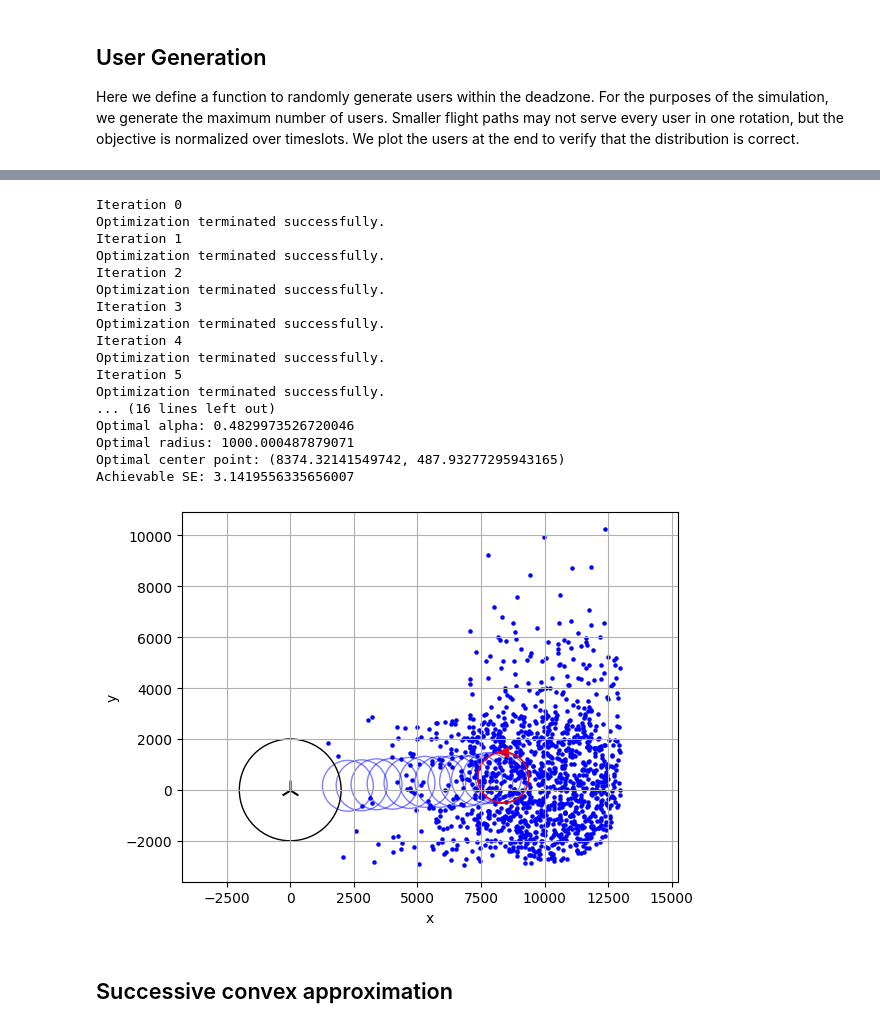
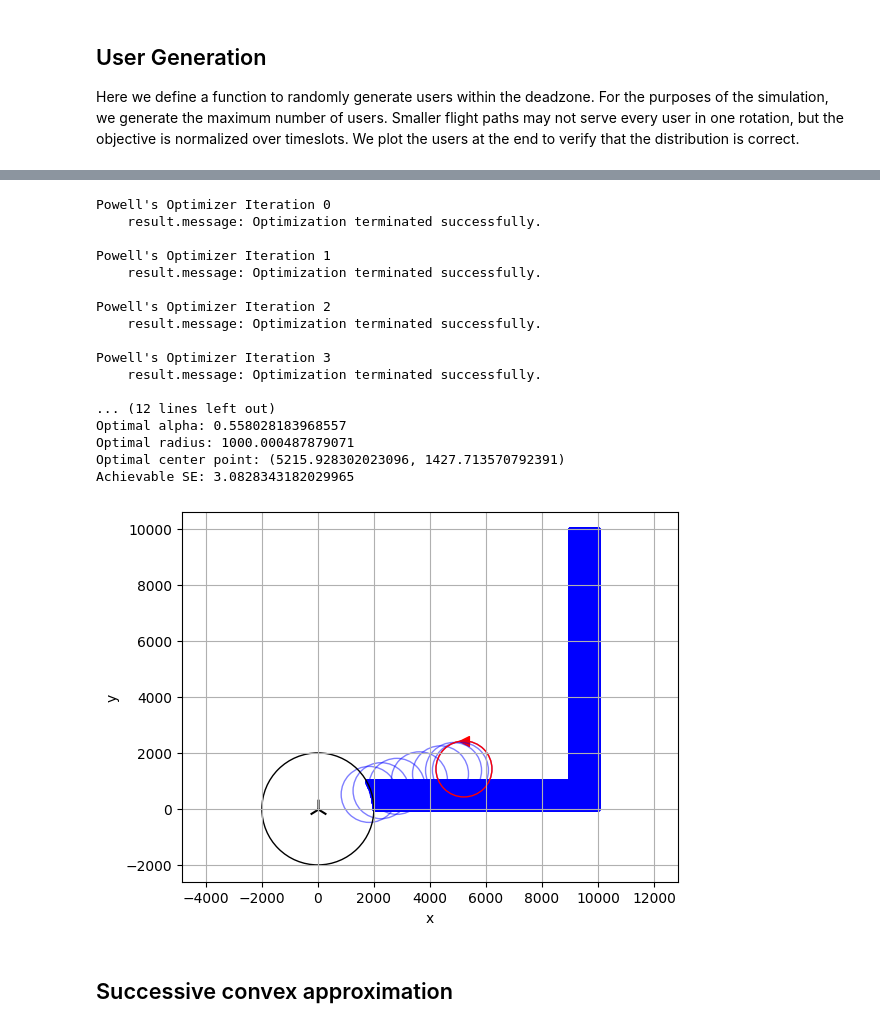
Before and after one commit to danielbonkowsky/uav-optimization, a Jupyter notebook: montecarlo-simulation/simulation.ipynb, the cells around one changed output, grey strips where cells are left out. Drawn from its saved outputs; the diff is of its cells as text; code cells hidden in the pictures.

```diff
--- a/montecarlo-simulation/simulation.ipynb
+++ b/montecarlo-simulation/simulation.ipynb
@@ -94,7 +71,7 @@ AB = CA / N0
 ## User Generation
 Here we define a function to randomly generate users within the deadzone. For the purposes of the simulation, we generate the maximum number of users. Smaller flight paths may not serve every user in one rotation, but the objective is normalized over timeslots. We plot the users at the end to verify that the distribution is correct.
 # %%
-users = leftUpSkewedNormal(K, D, 3000, D, 3000, seed=seed)
+users = leftUpRectangles(K_tot, 10000, 1000, D, 0, seed=seed)
 print(f'len(users): {len(users)}')
 print(f'K: {K}')
 
@@ -122,5 +99,5 @@ $$\overline{\text{SE}}(\alpha, r, c_\text{x}, c_\text{y}) = \frac{1}{N}\sum_{n=1
 # %%
-def meanSE(alpha, r, cx, cy, users):
+def meanSE(alpha, r, cx, cy, users, schedule):
     # Compute UAV position at each timeslot
     ax = cx + r*cos_th
     ay = cy + r*sin_th
@@ -128,7 +105,7 @@ def meanSE(alpha, r, cx, cy, users):
     # Compute squared distances
     snk0 = []
     for n in range(N):
-        idxs = np.asarray(Un[n], dtype=int)
+        idxs = np.asarray(schedule[n], dtype=int)
         dx = ax[n] - users[idxs, 0]
         dy = ay[n] - users[idxs, 1]
         snk0.append(dx*dx + dy*dy + H*H)
@@ -137,8 +114,7 @@ def meanSE(alpha, r, cx, cy, users):
     # Calculate SEUA and SEAB
     seua = []
     for n in range(N):
-        tmp = np.log2(1.0 + AU/snk0[n])
-        seua.append( (alpha/M)*np.sum(tmp) )
+        seua.append( alpha * np.mean(np.log2(1.0 + AU/snk0[n])) )
     seab = (1-alpha)*np.log2(1.0 + AB/sbn0)
 
     # Calculate the mins
@@ -289,11 +128,5 @@ Here I will define an optimizer to find the optimal $\alpha$ for a fixed $r$, $c
 # %%
-def optimize_alpha(r, cx, cy, verbose=False):
-    """
-    Maximizes the timeshare for a given trajectory
-
-    Returns alpha*
-    """
-
+def optimize_alpha(r, cx, cy, users, schedule, verbose=False):
     # Compute UAV position at each timeslot
     ax = cx + r*cos_th
     ay = cy + r*sin_th
@@ -301,7 +134,7 @@ def optimize_alpha(r, cx, cy, verbose=False):
     # Compute squared distances
     snk0 = []
     for n in range(N):
-        idxs = np.asarray(Un[n], dtype=int)
+        idxs = np.asarray(schedule[n], dtype=int)
         dx = ax[n] - users[idxs, 0]
         dy = ay[n] - users[idxs, 1]
         snk0.append(dx*dx + dy*dy + H*H)
@@ -310,8 +143,7 @@ def optimize_alpha(r, cx, cy, verbose=False):
     # Compute an and bn
     an = []
     for n in range(N):
-        tmp = np.log2(1.0 + AU/snk0[n])
-        an.append(np.sum(tmp))
+        an.append(np.sum(np.log2(1.0 + AU/snk0[n])))
     bn = np.log2(1.0 + AB/sbn0)
 
     alpha_var = cp.Variable()
@@ -324,7 +156,7 @@ def optimize_alpha(r, cx, cy, verbose=False):
 
     cons += [alpha_var >= 0, alpha_var <= 1]
 
-    obj = cp.Maximize( cp.sum(tn_var) / N )
+    obj = cp.Maximize( cp.mean(tn_var) )
 
     prob = cp.Problem(obj, cons)
     prob.solve(solver=cp.MOSEK, verbose=verbose)
@@ -339,7 +171,7 @@ Here I define a block optimizer to iteratively optimize $\alpha$, $r$, $c_\text{
 # %%
-def objective(params, alpha, users):
+def objective(params, alpha, users, schedule):
     r, cx, cy = params
-    return -meanSE(alpha, r, cx, cy, users)
+    return -meanSE(alpha, r, cx, cy, users, schedule)
 
 def powells_optimizer(
                     alpha0,
@@ -350,6 +182,7 @@ def powells_optimizer(
                     cxbounds,
                     cybounds,
                     users,
+                    schedule,
                     tolerance=1e-3
 ):
     # Initialize values
@@ -364,14 +197,14 @@ def powells_optimizer(
 
     it = 0
     while True:
-        print(f'Iteration {it}')
+        print(f'Powell\'s Optimizer Iteration {it}')
 
-        alpha = optimize_alpha(r, cx, cy)
+        alpha = optimize_alpha(r, cx, cy, users, schedule)
 
         result = minimize(
                     objective,
                     [r,cx,cy],
-                    args=(alpha, users),
+                    args=(alpha, users, schedule),
                     method='Powell',
                     bounds=bounds,
                     options={
@@ -380,11 +213,12 @@ def powells_optimizer(
                         'ftol':1e-3
                     }
         )
-        print(result.message)
+        print(f'    result.message: {result.message}')
+        print()
 
         r, cx, cy = result.x
 
-        obj_history.append(meanSE(alpha, r, cx, cy, users))
+        obj_history.append(meanSE(alpha, r, cx, cy, users, schedule))
         traj_history.append((r, cx, cy))
 
         if it > 0:
@@ -407,54 +241,55 @@ alpha_opt, traj_hist = powells_optimizer(
                             (r_min, r_max),
                             (cx_min, cx_max),
                             (cy_min, cy_max),
-                            users)
+                            users,
+                            random_schedule)
 r_opt, cx_opt, cy_opt = traj_hist[-1]
 print(f'Optimal alpha: {alpha_opt}')
 print(f'Optimal radius: {r_opt}')
 print(f'Optimal center point: ({cx_opt}, {cy_opt})')
-print(f'Achievable SE: {meanSE(alpha_opt, r_opt, cx_opt, cy_opt, users)}')
+print(f'Achievable SE: {meanSE(alpha_opt, r_opt, cx_opt, cy_opt, users, random_schedule)}')
 
 xs, ys = zip(*users)
 plt.scatter(xs, ys, c='b', marker='o', s=5)
 plt.scatter(0, 0, c='black', marker='2', s=200, label="Origin")
 plt.scatter(cx_opt, cy_opt+r_opt, c='r', marker='<', s=50, label="UAV")
 ax = plt.gca()  # get current axes
 coverage_zone = patches.Circle((0, 0), radius=2000, fill=False, color='black', linewidth=1)
 flight_path = patches.Circle((cx_opt, cy_opt), radius=r_opt, fill=False, color='red', linewidth=1)
 
 for traj in traj_hist:
     r, cx, cy = traj
     path = patches.Circle((cx, cy), radius=r, fill=False, color='blue', alpha=0.5, linewidth=1)
     ax.add_patch(path)
 
 ax.add_patch(coverage_zone)
 ax.add_patch(flight_path)
 plt.grid(True)
 plt.xlabel("x")
 plt.ylabel("y")
 plt.xlim(-10000, 10000)
 plt.ylim(-10000, 10000)
 plt.axis("equal")  # equal scaling
 plt.show()
 # %% [output]
-Iteration 0
-Optimization terminated successfully.
-Iteration 1
-Optimization terminated successfully.
-Iteration 2
-Optimization terminated successfully.
-Iteration 3
-Optimization terminated successfully.
-Iteration 4
-Optimization terminated successfully.
-Iteration 5
-Optimization terminated successfully.
-... (16 lines left out)
-Optimal alpha: 0.4829973526720046
+Powell's Optimizer Iteration 0
+    result.message: Optimization terminated successfully.
+
+Powell's Optimizer Iteration 1
+    result.message: Optimization terminated successfully.
+
+Powell's Optimizer Iteration 2
+    result.message: Optimization terminated successfully.
+
+Powell's Optimizer Iteration 3
+    result.message: Optimization terminated successfully.
+
+... (12 lines left out)
+Optimal alpha: 0.558028183968557
 Optimal radius: 1000.000487879071
-Optimal center point: (8374.32141549742, 487.93277295943165)
-Achievable SE: 3.1419556335656007
+Optimal center point: (5215.928302023096, 1427.713570792391)
+Achievable SE: 3.0828343182029965
-[figure, old version]
+[figure, new version]
 # %% [markdown]
 ## Successive convex approximation
 # %%
```
Also changed, not shown: parts of 22 cells of this notebook.
